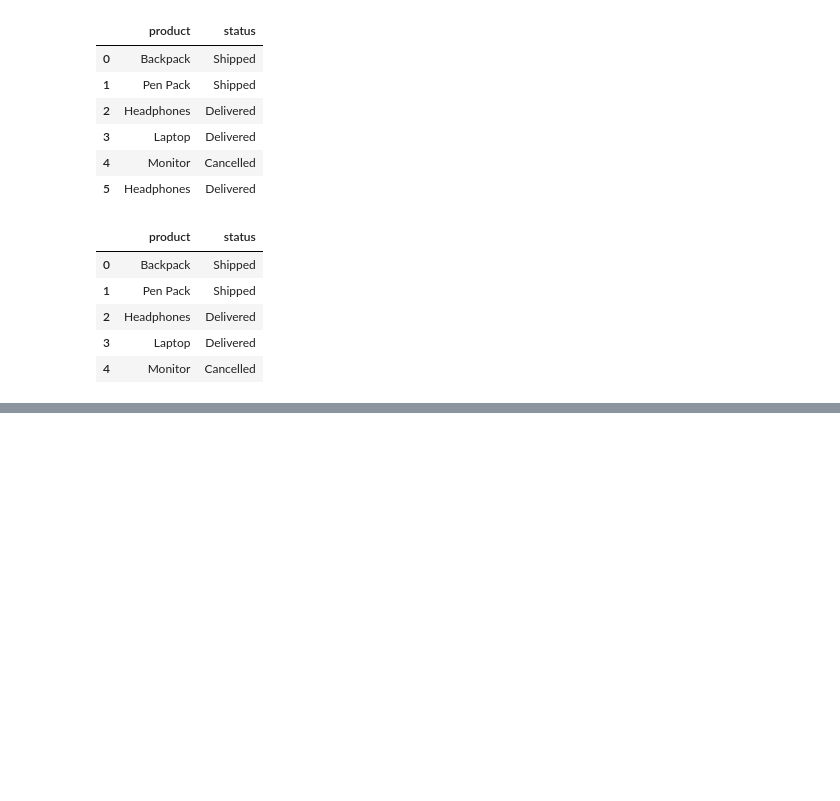
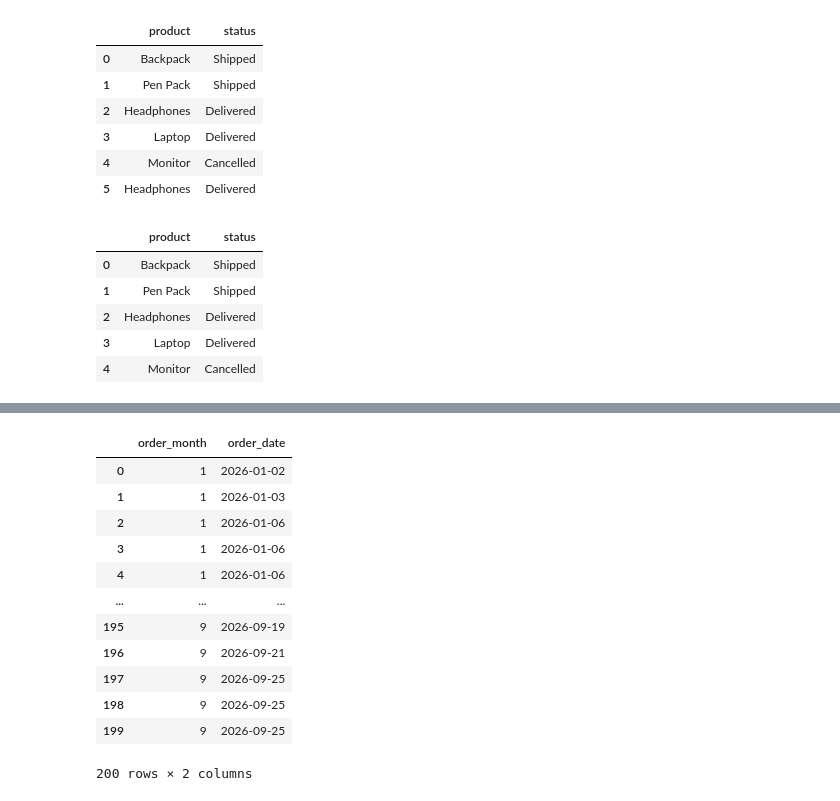
Before and after one commit to helenlex/Little-Projects, a Jupyter notebook: Learning Pandas Basics/playing_around_with_pandas.ipynb, the cells around one changed output, grey strips where cells are left out. Drawn from its saved outputs; the diff is of its cells as text; code cells hidden in the pictures; blank space fills up the shorter version.

```diff
--- a/Learning Pandas Basics/playing_around_with_pandas.ipynb
+++ b/Learning Pandas Basics/playing_around_with_pandas.ipynb
@@ -303,0 +330,21 @@ file.iloc[0:5, [4, 9]]
+# %%
+# creating a new column by extracting the "month" from another column
+
+file["order_month"] = file["order_date"].dt.month
+
+# checking both columns to see that the month was extracted correctly
+file[["order_month", "order_date"]]
+# %% [output]
+|  | order_month | order_date |
+| 0 | 1 | 2026-01-02 |
+| 1 | 1 | 2026-01-03 |
+| 2 | 1 | 2026-01-06 |
+| 3 | 1 | 2026-01-06 |
+| 4 | 1 | 2026-01-06 |
+| ... | ... | ... |
+| 195 | 9 | 2026-09-19 |
+| 196 | 9 | 2026-09-21 |
+| 197 | 9 | 2026-09-25 |
+| 198 | 9 | 2026-09-25 |
+| 199 | 9 | 2026-09-25 |
+200 rows × 2 columns
```
Also changed, not shown: parts of 20 cells of this notebook.
